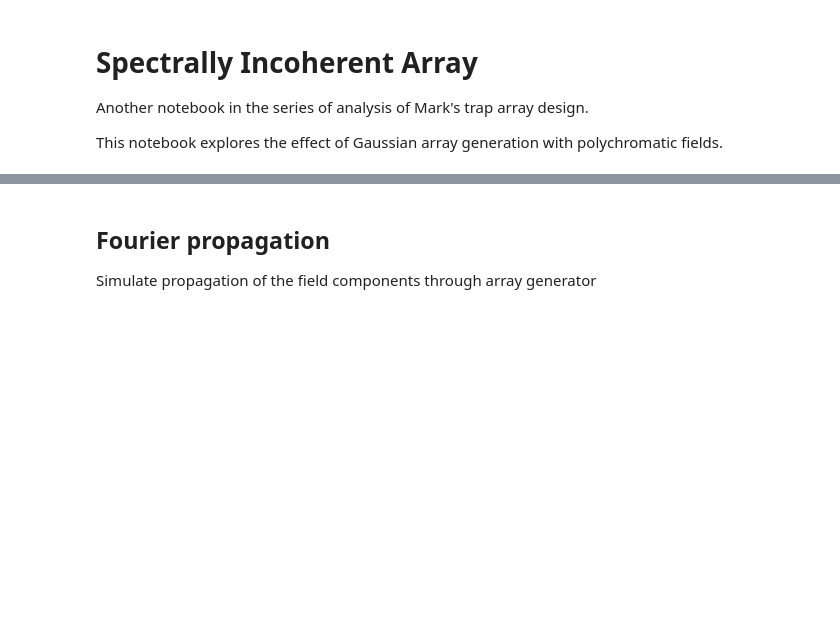
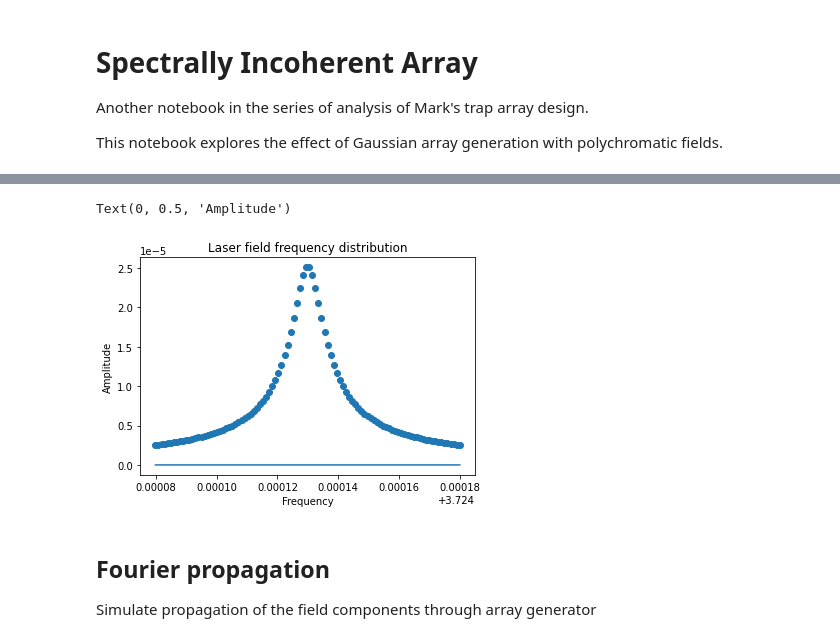
Before and after one commit to prhuft/fourier-optics, a Jupyter notebook: gba/spectrally_incoherent_gba.ipynb, the cells around one changed output, grey strips where cells are left out. Drawn from its saved outputs; the diff is of its cells as text; code cells hidden in the pictures; blank space fills up the shorter version.

```diff
--- a/gba/spectrally_incoherent_gba.ipynb
+++ b/gba/spectrally_incoherent_gba.ipynb
@@ -108,3 +35,19 @@ No handles with labels found to put in legend.
+# %%
+lmbda = 8.05e-7
+nu0 = c/lmbda
+dnu = 1e9
+nu_pts = linspace(nu0-5*dnu,nu0+5*dnu,100)
+L = lambda nu: lorentzian(nu, nu0, dnu)
+plt.plot(nu_pts/1e14,L(nu_pts))
+field_pts = sqrt(L(nu_pts))
+plt.scatter(nu_pts/1e14, field_pts)
+
+plt.title(f"Laser field frequency distribution")
+plt.xlabel("Frequency")
+plt.ylabel("Amplitude")
+# %% [output]
+Text(0, 0.5, 'Amplitude')
+[figure, added]
 # %% [markdown]
 ## Fourier propagation
 Simulate propagation of the field components through array generator
```
Also changed, not shown: parts of 14 cells of this notebook.
